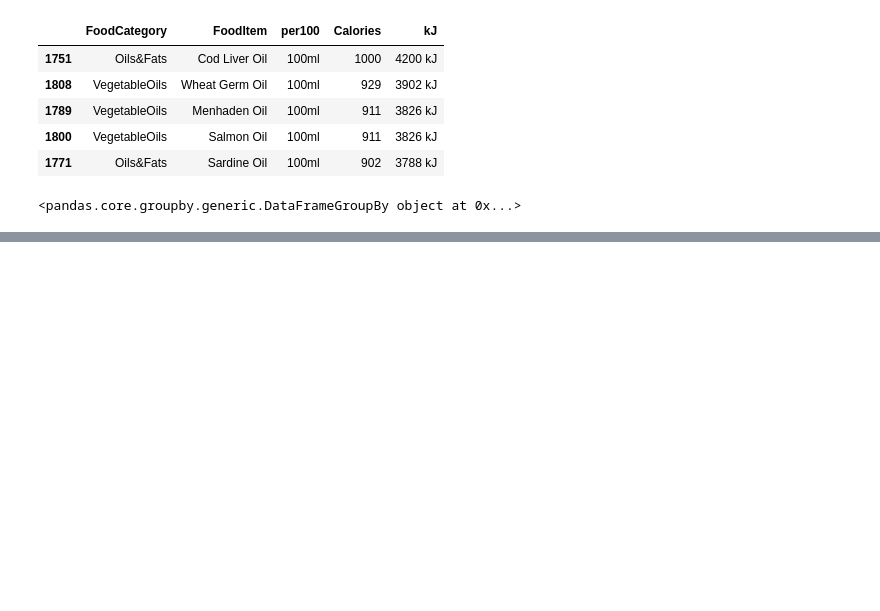
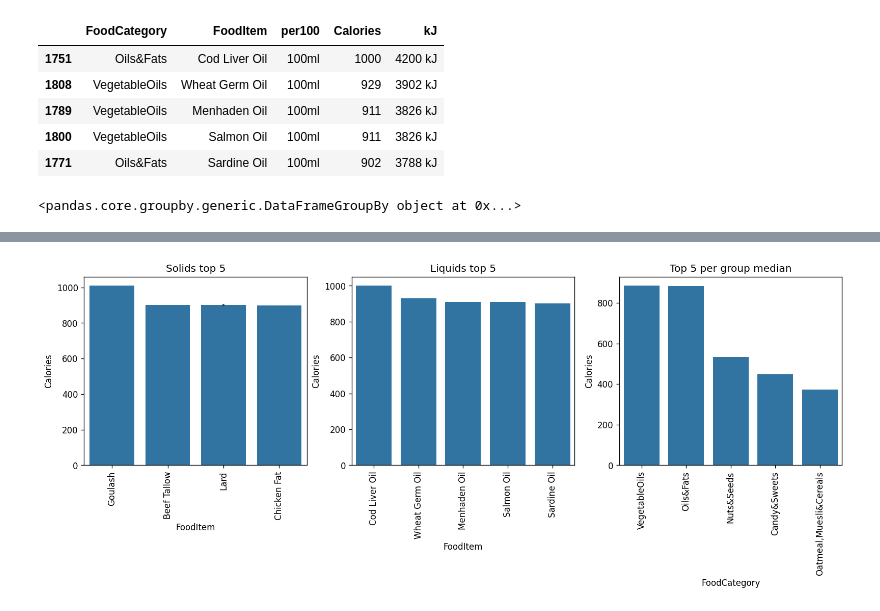
Before and after one commit to TonalLobster/Edwin_Madu_Lindblom_opa24, a Jupyter notebook: Pandas_Excel/pandas_excel.ipynb, the cells around one changed output, grey strips where cells are left out. Saved outputs shown, nothing was run; the diff lists cells and outputs as text; code cells hidden in the pictures; blank space fills up the shorter version.

```diff
--- a/Pandas_Excel/pandas_excel.ipynb
+++ b/Pandas_Excel/pandas_excel.ipynb
@@ -256,0 +258,13 @@ TypeError: Data source must be a DataFrame or Mapping, not <class 'pandas.core.s
+# %%
+fig, axes = plt.subplots(1, 3, dpi=120, figsize = (16,4))
+titles = ["Solids top 5", "Liquids top 5", "Top 5 per group median"]
+data_frames = [solids_top5, liquids_top5, top_5_category]
+x_columns = ["FoodItem", "FoodItem", "FoodCategory"]
+for ax, data, title, x_columns in zip(axes,data_frames,titles,x_columns):
+    sns.barplot(data = data, x = x_columns, y = "Calories", ax = ax )
+    ax.set(title=title)
+    ax.set_xticklabels(ax.get_xticklabels(), rotation = 90)
+
+fig.savefig("figures/Calories.png")
+# %% [output]
+[figure, added]
```
Also changed, not shown: parts of 3 cells of this notebook, 1 other file.
